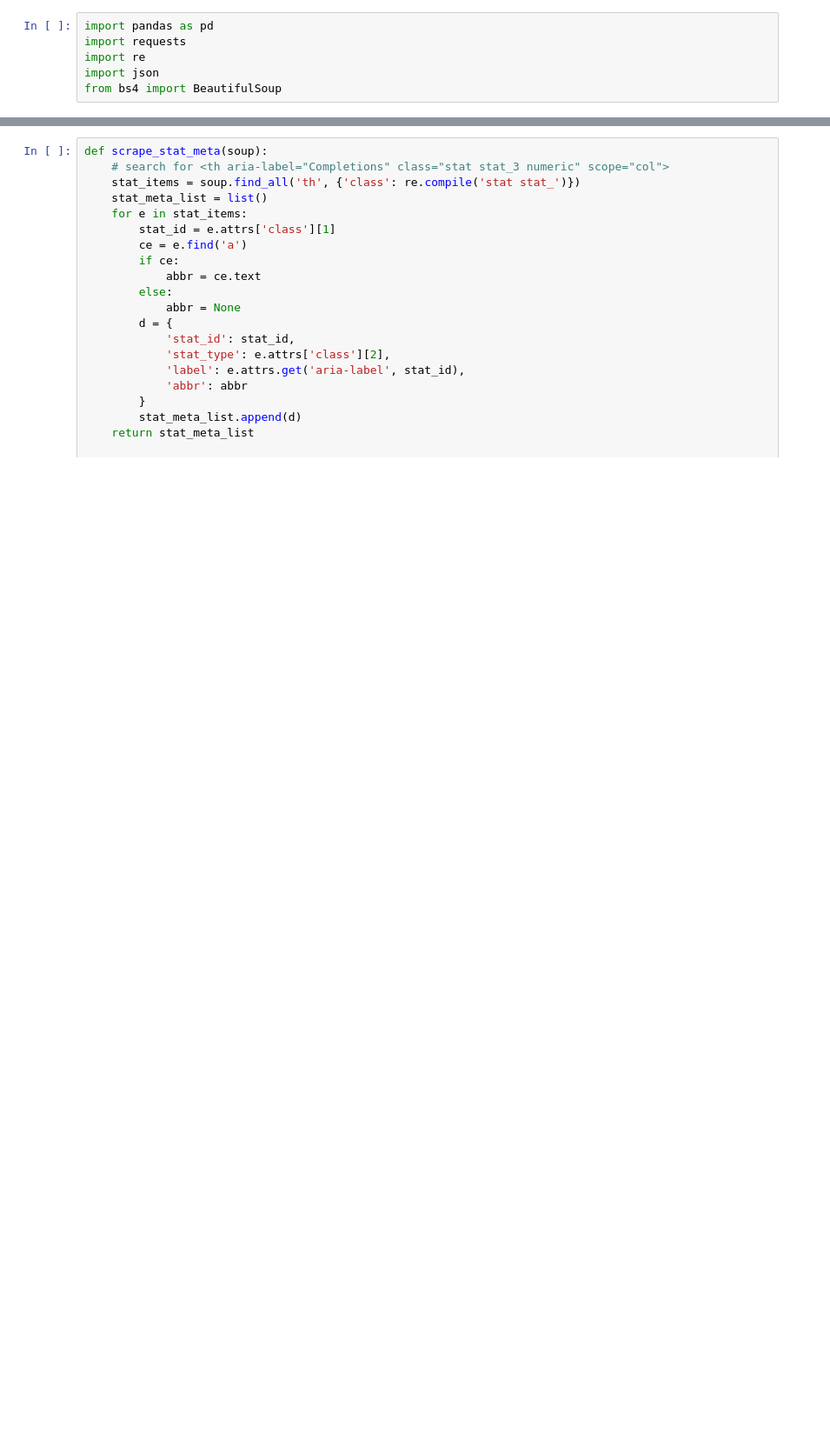
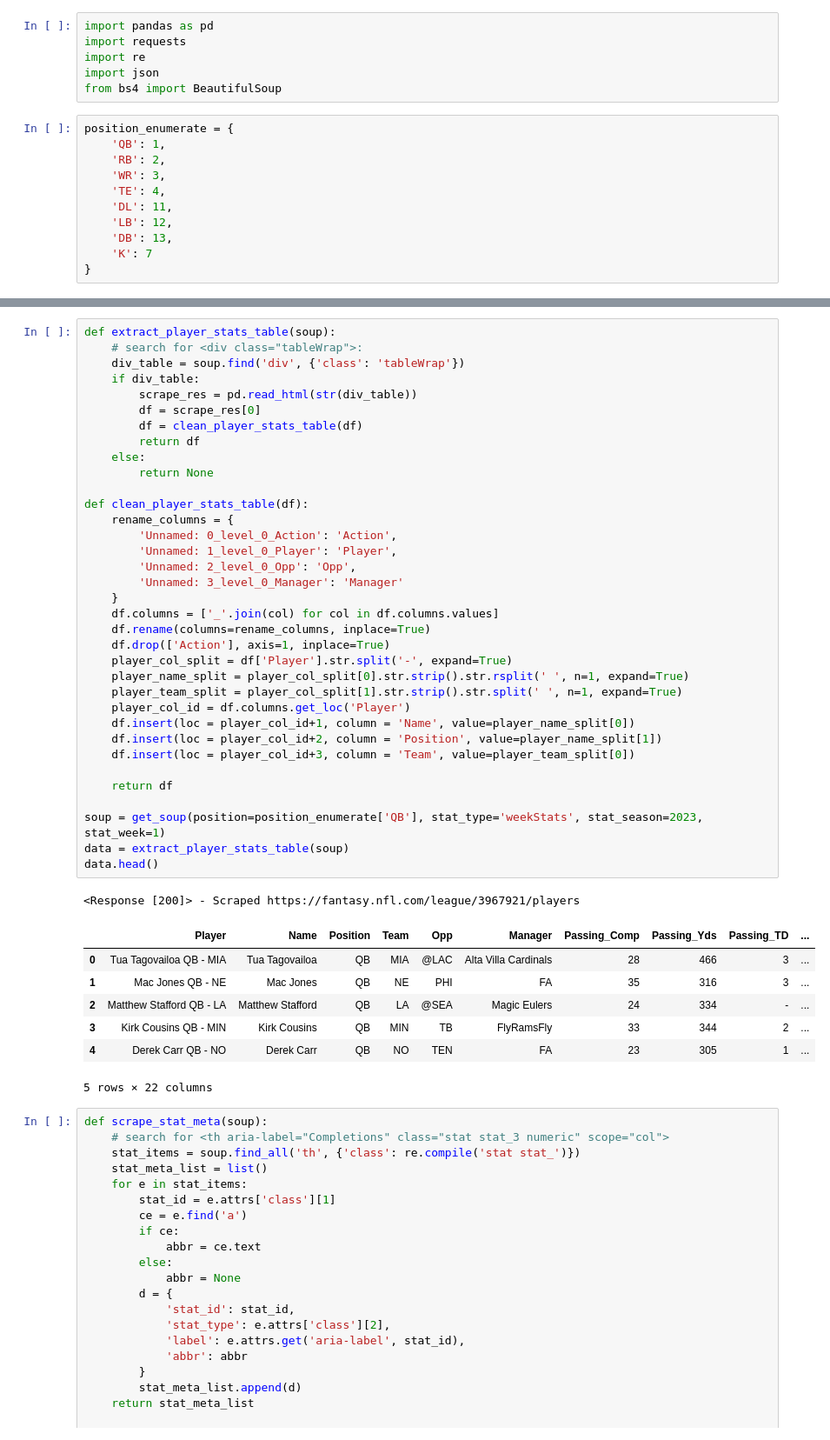
Before and after one commit to rolandstoffel/fantasy_football, a Jupyter notebook: scrape_fantasy_football.ipynb, the cells around one changed output, grey strips where cells are left out. Shown at 87% size. Drawn from its saved outputs; the diff is of its cells as text; blank space fills up the shorter version.

Commit message:
nice player stats scraping from table

```diff
--- a/scrape_fantasy_football.ipynb
+++ b/scrape_fantasy_football.ipynb
@@ -4,4 +4,15 @@ import requests
 import re
 import json
 from bs4 import BeautifulSoup
+# %%
+position_enumerate = {
+    'QB': 1,
+    'RB': 2,
+    'WR': 3,
+    'TE': 4,
+    'DL': 11,
+    'LB': 12,
+    'DB': 13,
+    'K': 7
+}
 # %%
@@ -49,3 +59,47 @@ print(soup.prettify())
+# %%
+def extract_player_stats_table(soup):
+    # search for <div class="tableWrap">:
+    div_table = soup.find('div', {'class': 'tableWrap'})
+    if div_table:
+        scrape_res = pd.read_html(str(div_table))
+        df = scrape_res[0]
+        df = clean_player_stats_table(df)
+        return df
+    else:
+        return None
+
+def clean_player_stats_table(df):
+    rename_columns = {
+        'Unnamed: 0_level_0_Action': 'Action',
+        'Unnamed: 1_level_0_Player': 'Player',
+        'Unnamed: 2_level_0_Opp': 'Opp',
+        'Unnamed: 3_level_0_Manager': 'Manager'
+    }
+    df.columns = ['_'.join(col) for col in df.columns.values]
+    df.rename(columns=rename_columns, inplace=True)
+    df.drop(['Action'], axis=1, inplace=True)
+    player_col_split = df['Player'].str.split('-', expand=True)
+    player_name_split = player_col_split[0].str.strip().str.rsplit(' ', n=1, expand=True)
+    player_team_split = player_col_split[1].str.strip().str.split(' ', n=1, expand=True)
+    player_col_id = df.columns.get_loc('Player')
+    df.insert(loc = player_col_id+1, column = 'Name', value=player_name_split[0])
+    df.insert(loc = player_col_id+2, column = 'Position', value=player_name_split[1])
+    df.insert(loc = player_col_id+3, column = 'Team', value=player_team_split[0])
+
+    return df
+
+soup = get_soup(position=position_enumerate['QB'], stat_type='weekStats', stat_season=2023, stat_week=1)
+data = extract_player_stats_table(soup)
+data.head()
+# %% [output]
+<Response [200]> - Scraped https://fantasy.nfl.com/league/3967921/players
+|  | Player | Name | Position | Team | Opp | Manager | Passing_Comp | Passing_Yds | Passing_TD | ... |
+| 0 | Tua Tagovailoa QB - MIA | Tua Tagovailoa | QB | MIA | @LAC | Alta Villa Cardinals | 28 | 466 | 3 | ... |
+| 1 | Mac Jones QB - NE | Mac Jones | QB | NE | PHI | FA | 35 | 316 | 3 | ... |
+| 2 | Matthew Stafford QB - LA | Matthew Stafford | QB | LA | @SEA | Magic Eulers | 24 | 334 | - | ... |
+| 3 | Kirk Cousins QB - MIN | Kirk Cousins | QB | MIN | TB | FlyRamsFly | 33 | 344 | 2 | ... |
+| 4 | Derek Carr QB - NO | Derek Carr | QB | NO | TEN | FA | 23 | 305 | 1 | ... |
+5 rows × 22 columns
 # %%
 def scrape_stat_meta(soup):
     # search for <th aria-label="Completions" class="stat stat_3 numeric" scope="col">
```
Also changed, not shown: parts of 2 cells of this notebook, 1 other file.
